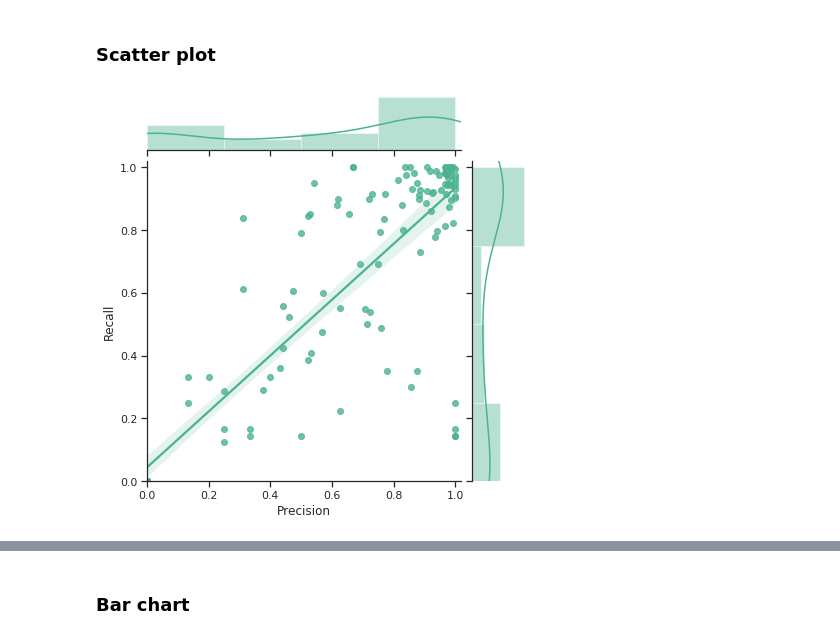
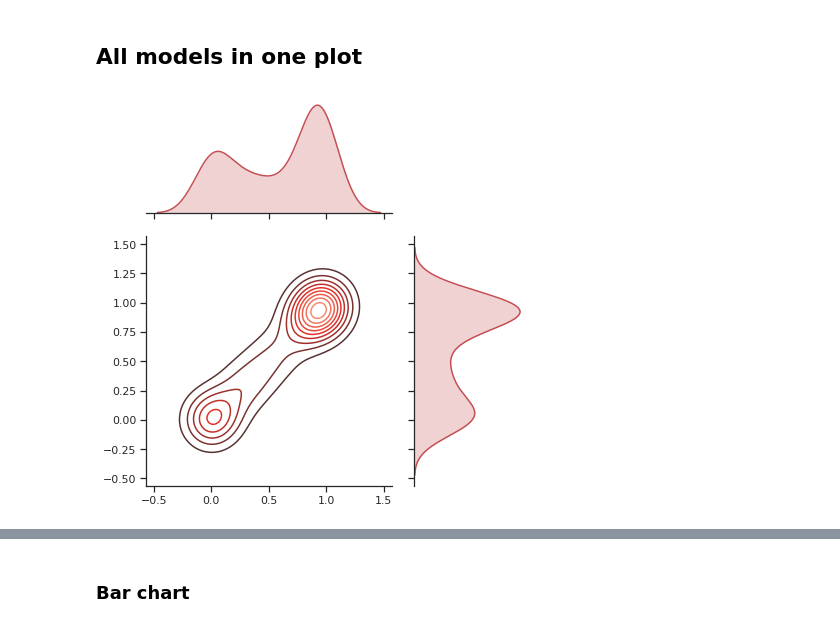
Before and after one commit to henriklg/teacher-student-framework, a Jupyter notebook: code/generate_figures/plot_classification_report.ipynb, the cells around one changed output, grey strips where cells are left out. Cells and saved outputs as stored; diff of their text form; code cells hidden in the pictures.

Commit message:
created plots showing multiple datapoints

```diff
--- a/code/generate_figures/plot_classification_report.ipynb
+++ b/code/generate_figures/plot_classification_report.ipynb
@@ -18,25 +18,20 @@ def parse_file(path):
                 "rec": float(data[2]),
                 "f1": float(data[3])
             }
-
-            metrics["prec"].append(float(data[1]))
-            metrics["rec"].append(float(data[2]))
-            metrics["f1"].append(float(data[3]))
-#             values[data[0]] = data[1:-1]
             line = file.readline()
 
             if len(line) == 1:
                 line = False
 
     return content
-# %% [markdown]
-### Scatter plot
+# %% [markdown]
+## All models in one plot
 # %%
 folders = ["0_teacher", "0_student", "1_teacher", "1_student", "2_teacher", "2_student"]
 
 contents = []
 for f in folders:
-    log_dir = "/home/henriklg/master-thesis/code/hyper-kvasir/logs/20200530-233821/{}/".format(f)
+    log_dir = "/home/henriklg/master-thesis/code/hyper-kvasir/logs/experiments/model-size/teachb0-studb6/{}/".format(f)
     report_file = log_dir+"classification_report.txt"
 
     contents.append(parse_file(report_file))
@@ -46,13 +41,9 @@ rec = []
 for content in contents:
     prec += [value["prec"] for key, value in content.items()]
     rec += [value["rec"] for key, value in content.items()]
-
-# plot
-sns.set(style="ticks")
-
-ax = sns.jointplot(prec, rec, kind="reg", color="#4CB391", xlim=(0,1.02), ylim=(0,1.02) );
-ax = (ax.set_axis_labels("Precision", "Recall"))
-
-plt.savefig("precision_recall.pdf", format="pdf")
-# %% [output]
-[figure, removed]
+# %%
+g = sns.JointGrid(rec, rec, height=5, ratio=2)
+g = g.plot_joint(sns.kdeplot, cmap="Reds_d")
+g = g.plot_marginals(sns.kdeplot, color="r", shade=True)
+# %% [output]
+[figure, added]
```
Also changed, not shown: parts of 11 cells of this notebook, 2 other files.
